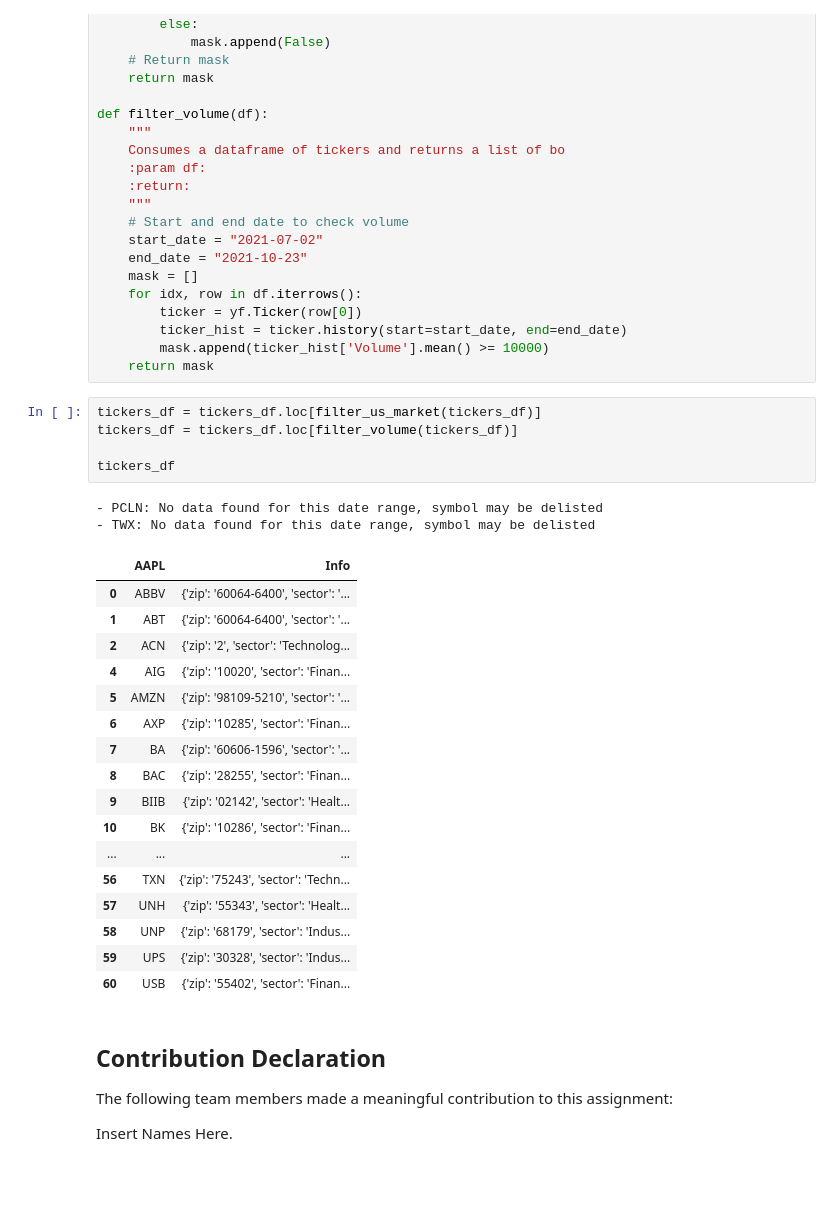
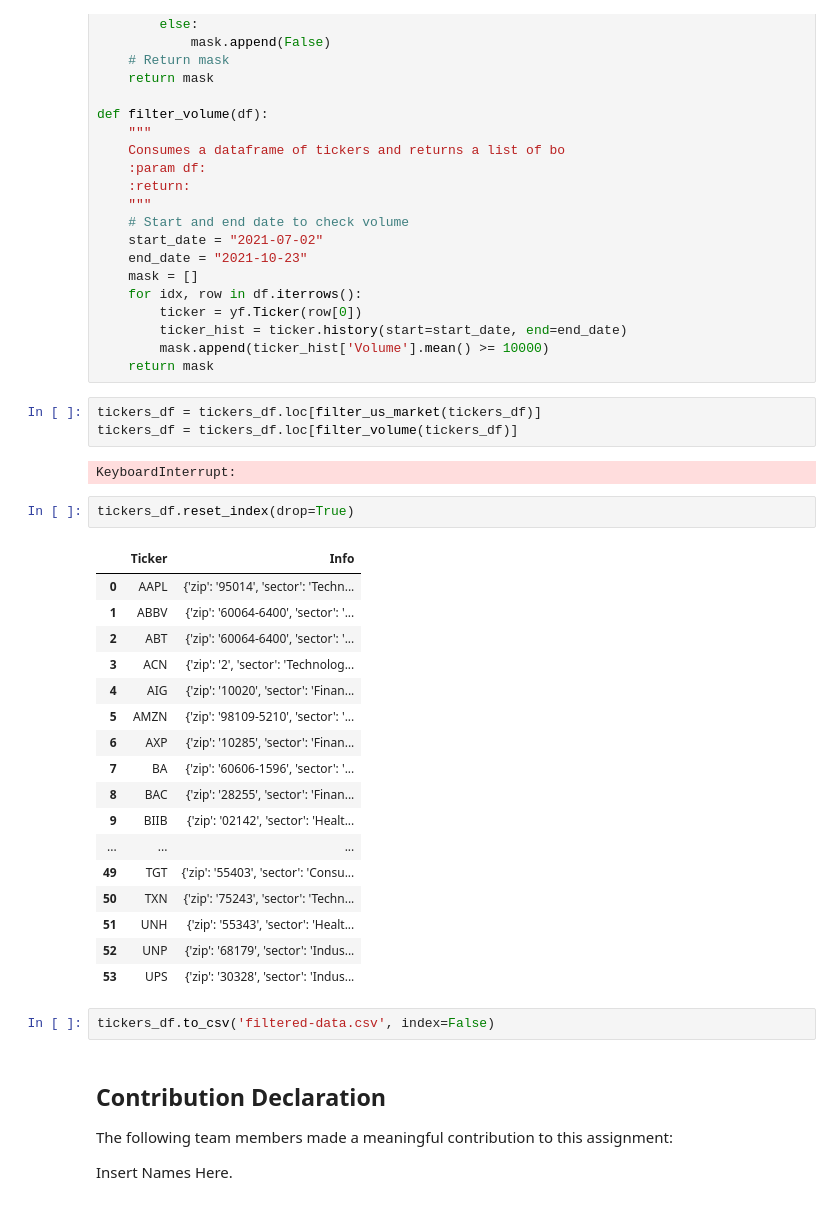
Before and after one commit to billbai0102/CFM101-Group-Assignment, a Jupyter notebook: Code_With_Filtering.ipynb, the cells around one changed output. Drawn from its saved outputs; the diff is of its cells as text; blank space fills up the shorter version.

```diff
--- a/Code_With_Filtering.ipynb
+++ b/Code_With_Filtering.ipynb
@@ -81,28 +85,30 @@ def filter_volume(df):
 # %%
 tickers_df = tickers_df.loc[filter_us_market(tickers_df)]
 tickers_df = tickers_df.loc[filter_volume(tickers_df)]
-
-tickers_df
 # %% [output]
-- PCLN: No data found for this date range, symbol may be delisted
-- TWX: No data found for this date range, symbol may be delisted
+KeyboardInterrupt:
-|  | AAPL | Info |
-| 0 | ABBV | {'zip': '60064-6400', 'sector': '... |
-| 1 | ABT | {'zip': '60064-6400', 'sector': '... |
-| 2 | ACN | {'zip': '2', 'sector': 'Technolog... |
-| 4 | AIG | {'zip': '10020', 'sector': 'Finan... |
-| 5 | AMZN | {'zip': '98109-5210', 'sector': '... |
-| 6 | AXP | {'zip': '10285', 'sector': 'Finan... |
-| 7 | BA | {'zip': '60606-1596', 'sector': '... |
-| 8 | BAC | {'zip': '28255', 'sector': 'Finan... |
-| 9 | BIIB | {'zip': '02142', 'sector': 'Healt... |
-| 10 | BK | {'zip': '10286', 'sector': 'Finan... |
-| ... | ... | ... |
-| 56 | TXN | {'zip': '75243', 'sector': 'Techn... |
-| 57 | UNH | {'zip': '55343', 'sector': 'Healt... |
-| 58 | UNP | {'zip': '68179', 'sector': 'Indus... |
-| 59 | UPS | {'zip': '30328', 'sector': 'Indus... |
-| 60 | USB | {'zip': '55402', 'sector': 'Finan... |
+# %%
+tickers_df.reset_index(drop=True)
+# %% [output]
+|  | Ticker | Info |
+| 0 | AAPL | {'zip': '95014', 'sector': 'Techn... |
+| 1 | ABBV | {'zip': '60064-6400', 'sector': '... |
+| 2 | ABT | {'zip': '60064-6400', 'sector': '... |
+| 3 | ACN | {'zip': '2', 'sector': 'Technolog... |
+| 4 | AIG | {'zip': '10020', 'sector': 'Finan... |
+| 5 | AMZN | {'zip': '98109-5210', 'sector': '... |
+| 6 | AXP | {'zip': '10285', 'sector': 'Finan... |
+| 7 | BA | {'zip': '60606-1596', 'sector': '... |
+| 8 | BAC | {'zip': '28255', 'sector': 'Finan... |
+| 9 | BIIB | {'zip': '02142', 'sector': 'Healt... |
+| ... | ... | ... |
+| 49 | TGT | {'zip': '55403', 'sector': 'Consu... |
+| 50 | TXN | {'zip': '75243', 'sector': 'Techn... |
+| 51 | UNH | {'zip': '55343', 'sector': 'Healt... |
+| 52 | UNP | {'zip': '68179', 'sector': 'Indus... |
+| 53 | UPS | {'zip': '30328', 'sector': 'Indus... |
+# %%
+tickers_df.to_csv('filtered-data.csv', index=False)
 # %% [markdown]
 ## Contribution Declaration
 
```
Also changed, not shown: parts of 3 cells of this notebook, 2 other files.
